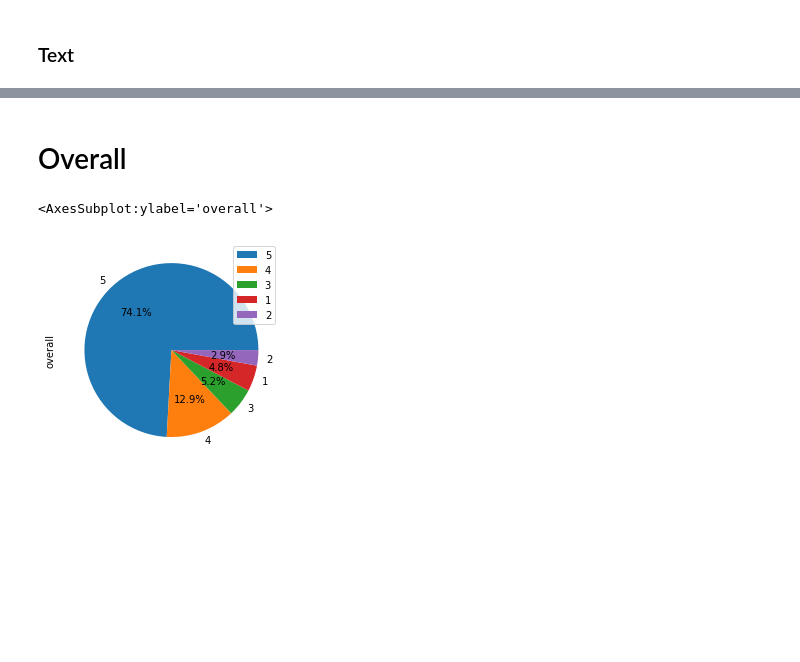
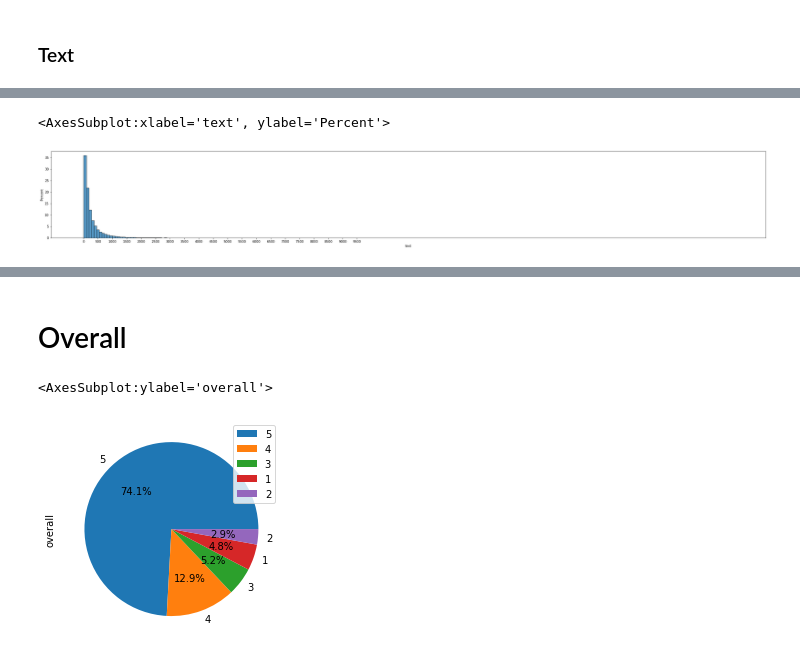
Before and after one commit to saiteki-kai/amazon-reviews, a Jupyter notebook: notebooks/01_eda.ipynb, the cells around one changed output, grey strips where cells are left out. Saved outputs shown, nothing was run; the diff lists cells and outputs as text; code cells hidden in the pictures; blank space fills up the shorter version.

```diff
--- a/notebooks/01_eda.ipynb
+++ b/notebooks/01_eda.ipynb
@@ -576,0 +647,7 @@ data_df["text"].head(10)
+# %%
+_, ax = plt.subplots(figsize=(40, 5))
+ax.set_xticks(range(0, 10000, 500))
+sns.histplot(data_df["text"].str.len(), stat='percent', bins=250, ax=ax)
+# %% [output]
+<AxesSubplot:xlabel='text', ylabel='Percent'>
+[figure, added]
```
Also changed, not shown: parts of 15 cells of this notebook.
